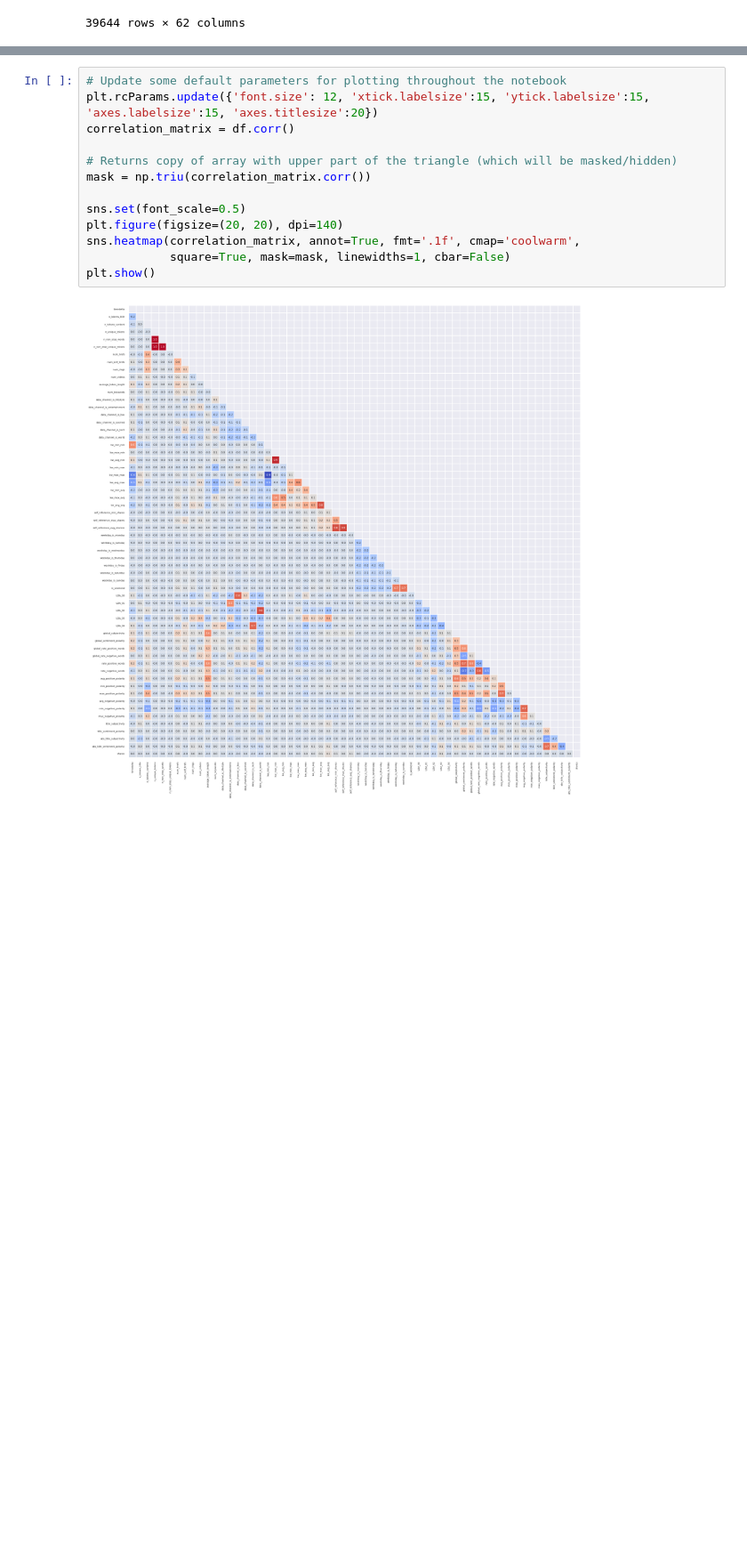
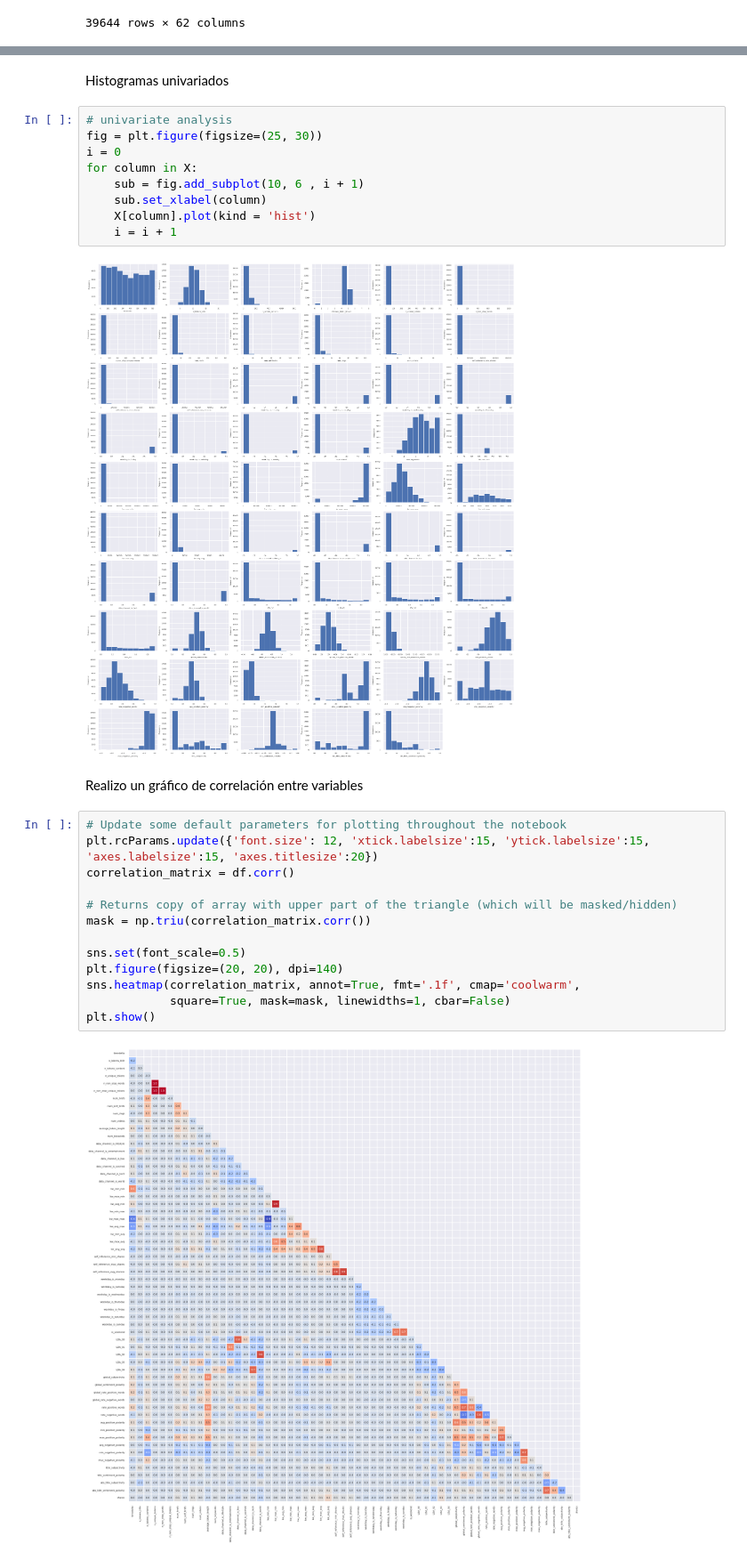
Before and after one commit to rodrigo103/AprendizajeAutomatico, a Jupyter notebook: TP1.ipynb, the cells around one changed output, grey strips where cells are left out. Shown at 89% size. Saved outputs shown, nothing was run; the diff lists cells and outputs as text; blank space fills up the shorter version.

```diff
--- a/TP1.ipynb
+++ b/TP1.ipynb
@@ -213,3 +503,18 @@ Tal vez se podría observar gráficando global_rate_of_positive_works vs shares
+# %% [markdown]
+Histogramas univariados
+# %%
+# univariate analysis
+fig = plt.figure(figsize=(25, 30))
+i = 0
+for column in X:
+    sub = fig.add_subplot(10, 6 , i + 1)
+    sub.set_xlabel(column)
+    X[column].plot(kind = 'hist')
+    i = i + 1
+# %% [output]
+[figure, added]
+# %% [markdown]
+Realizo un gráfico de correlación entre variables
 # %%
 # Update some default parameters for plotting throughout the notebook
 plt.rcParams.update({'font.size': 12, 'xtick.labelsize':15, 'ytick.labelsize':15, 'axes.labelsize':15, 'axes.titlesize':20})
```
Also changed, not shown: parts of 69 cells of this notebook.
